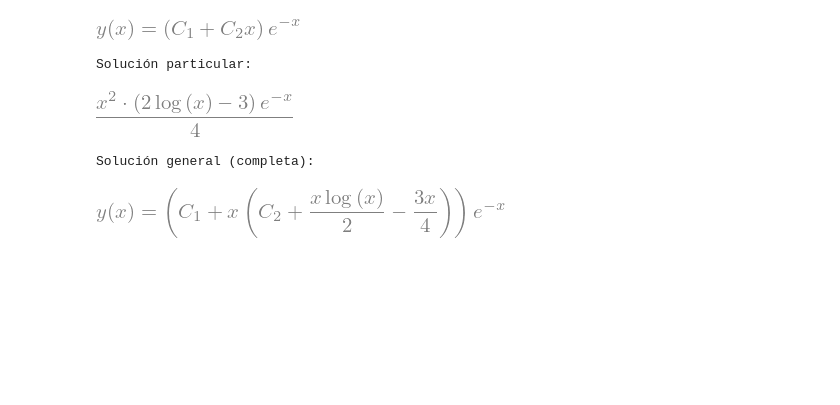
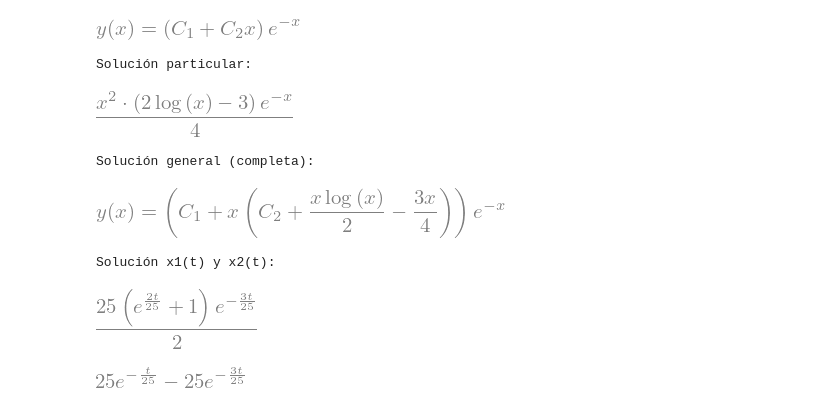
Before and after one commit to DenisOsses/CursoEdo, a Jupyter notebook: _build/jupyter_execute/Ejercicios.ipynb, the cells around one changed output. Saved outputs shown, nothing was run; the diff lists cells and outputs as text; code cells hidden in the pictures; blank space fills up the shorter version.

```diff
--- a/_build/jupyter_execute/Ejercicios.ipynb
+++ b/_build/jupyter_execute/Ejercicios.ipynb
@@ -591,3 +591,54 @@ Solución particular:
 [figure]
 Solución general (completa):
 [figure]
+# %%
+import numpy as np
+from sympy import Matrix, Rational, symbols, exp, simplify
+import sympy as sp
+
+# Activar impresión bonita
+sp.init_printing()
+
+# Definir la matriz A usando fracciones exactas
+A = Matrix([[Rational(-2, 25), Rational(1, 50)],
+                  [Rational(2, 25), Rational(-2, 25)]])
+
+# Calcular los valores y vectores propios con fracciones
+val_propios = A.eigenvals()  # Valores propios
+vec_propios = A.eigenvects()  # Vectores propios
+
+# Extraer los valores propios en una lista
+val_propios_lista = list(val_propios.keys()) ## CUIDADO ACÁ PORQUE LA LISTA DE VALORES PROPIOS PUEDE NO ESTAR EN EL ORDEN ESPERADO
+
+# Extraer los primeros vectores propios (OJO CON EL ORDEN ANTERIOR)
+v1 = vec_propios[1][2][0]  # Primer vector propio
+v2 = vec_propios[0][2][0]  # Segundo vector propio
+
+# Condiciones iniciales
+x0 = Matrix([25, 0])
+
+# Resolver para las constantes c1 y c2 usando SymPy
+C = Matrix([[v1[0], v2[0]],
+            [v1[1], v2[1]]]).inv() * x0
+
+# Expresiones de x1(t) y x2(t)
+t = symbols('t')
+
+def x1(t):
+    return simplify(C[0] * v1[0] * exp(val_propios_lista[0] * t) + C[1] * v2[0] * exp(val_propios_lista[1] * t))
+
+def x2(t):
+    return simplify(C[0] * v1[1] * exp(val_propios_lista[0] * t) + C[1] * v2[1] * exp(val_propios_lista[1] * t))
+
+# Expresión general para x1(t) y x2(t) en formato más legible
+x1_exp = x1(t)
+x2_exp = x2(t)
+
+# Imprimir las expresiones en un formato más profesional
+print("Solución x1(t) y x2(t):")
+display(x1_exp)
+display(x2_exp)
+# %% [output]
+Solución x1(t) y x2(t):
+[figure, added]
+[figure, added]
```
Also changed, not shown: parts of 1 cell of this notebook, 30 other files.
